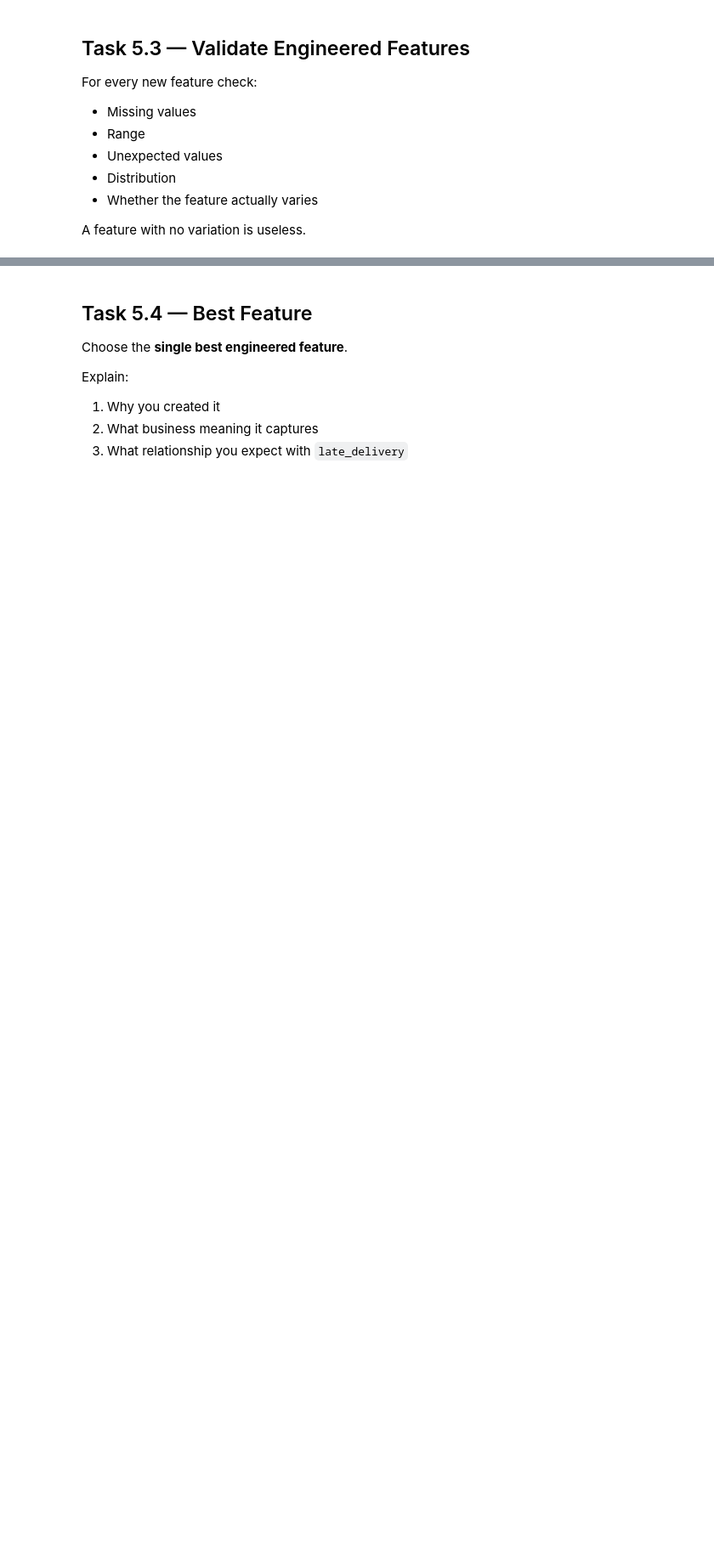
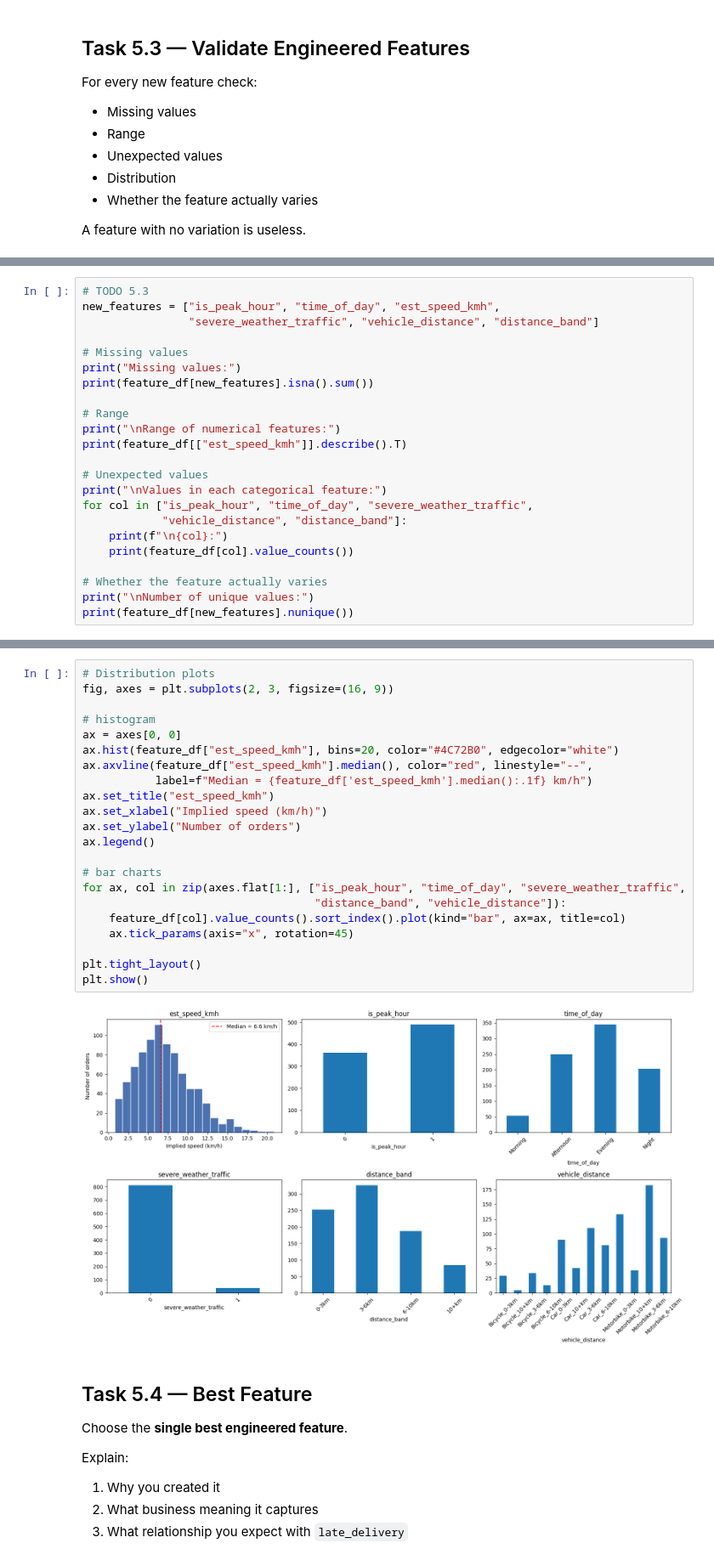
Before and after one commit to Reemahru/FoodDeliveryOperations, a Jupyter notebook: Food_Delivery_Data_Challenge_Student_ADVANCED_(1).ipynb, the cells around one changed output, grey strips where cells are left out. Shown at 85% size. Saved outputs shown, nothing was run; the diff lists cells and outputs as text; blank space fills up the shorter version.

```diff
--- a/Food_Delivery_Data_Challenge_Student_ADVANCED_(1).ipynb
+++ b/Food_Delivery_Data_Challenge_Student_ADVANCED_(1).ipynb
@@ -1254,0 +1282,23 @@ A feature with no variation is useless.
+# %%
+# TODO 5.3
+new_features = ["is_peak_hour", "time_of_day", "est_speed_kmh",
+                "severe_weather_traffic", "vehicle_distance", "distance_band"]
+
+# Missing values
+print("Missing values:")
+print(feature_df[new_features].isna().sum())
+
+# Range
+print("\nRange of numerical features:")
+print(feature_df[["est_speed_kmh"]].describe().T)
+
+# Unexpected values
+print("\nValues in each categorical feature:")
+for col in ["is_peak_hour", "time_of_day", "severe_weather_traffic",
+            "vehicle_distance", "distance_band"]:
+    print(f"\n{col}:")
+    print(feature_df[col].value_counts())
+
+# Whether the feature actually varies
+print("\nNumber of unique values:")
+print(feature_df[new_features].nunique())
@@ -1255,3 +1323,27 @@ A feature with no variation is useless.
+# %%
+# Distribution plots
+fig, axes = plt.subplots(2, 3, figsize=(16, 9))
+
+# histogram
+ax = axes[0, 0]
+ax.hist(feature_df["est_speed_kmh"], bins=20, color="#4C72B0", edgecolor="white")
+ax.axvline(feature_df["est_speed_kmh"].median(), color="red", linestyle="--",
+           label=f"Median = {feature_df['est_speed_kmh'].median():.1f} km/h")
+ax.set_title("est_speed_kmh")
+ax.set_xlabel("Implied speed (km/h)")
+ax.set_ylabel("Number of orders")
+ax.legend()
+
+# bar charts
+for ax, col in zip(axes.flat[1:], ["is_peak_hour", "time_of_day", "severe_weather_traffic",
+                                   "distance_band", "vehicle_distance"]):
+    feature_df[col].value_counts().sort_index().plot(kind="bar", ax=ax, title=col)
+    ax.tick_params(axis="x", rotation=45)
+
+plt.tight_layout()
+plt.show()
+# %% [output]
+[figure, added]
 # %% [markdown]
 ## Task 5.4 — Best Feature
 
```
Also changed, not shown: parts of 7 cells of this notebook.
